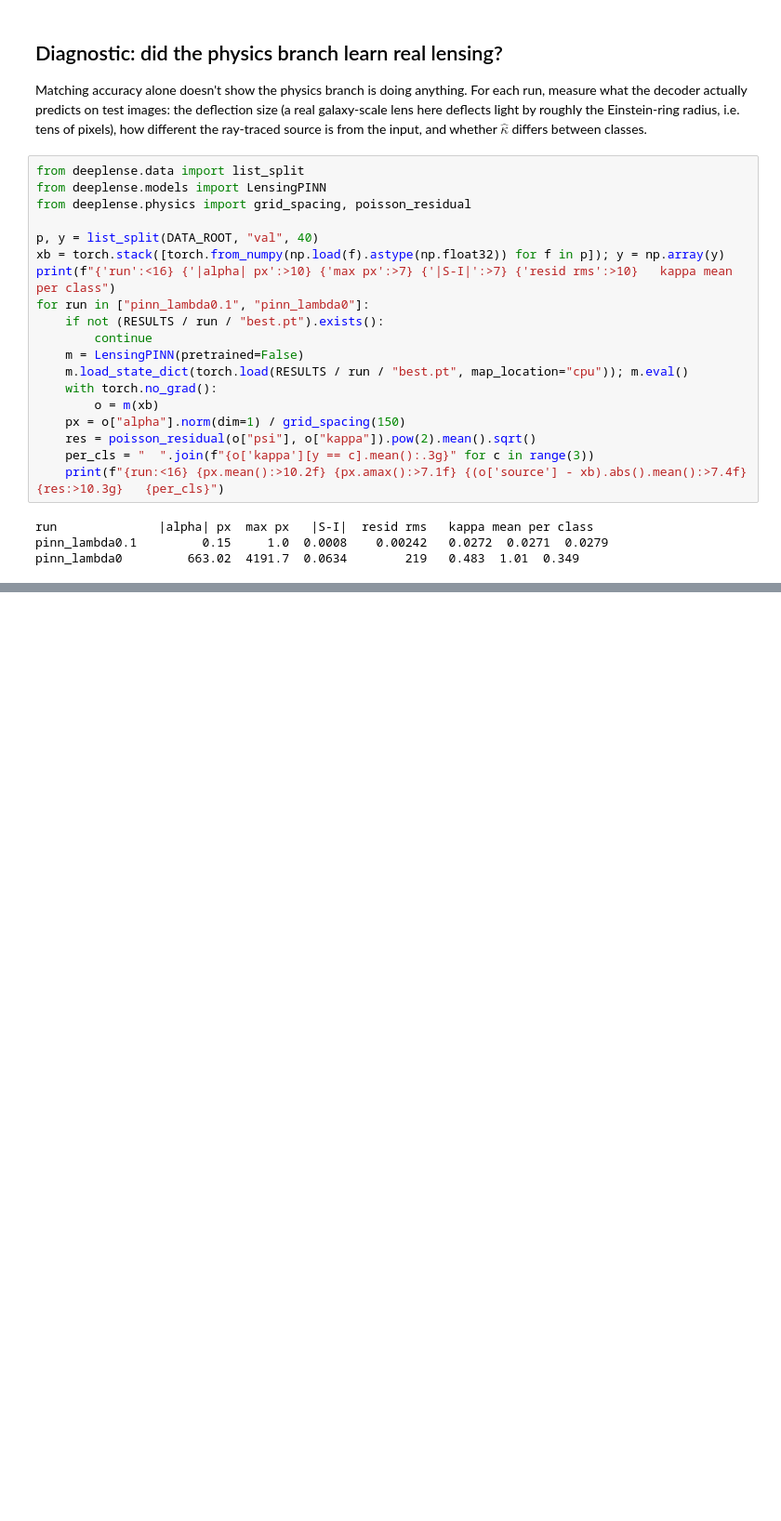
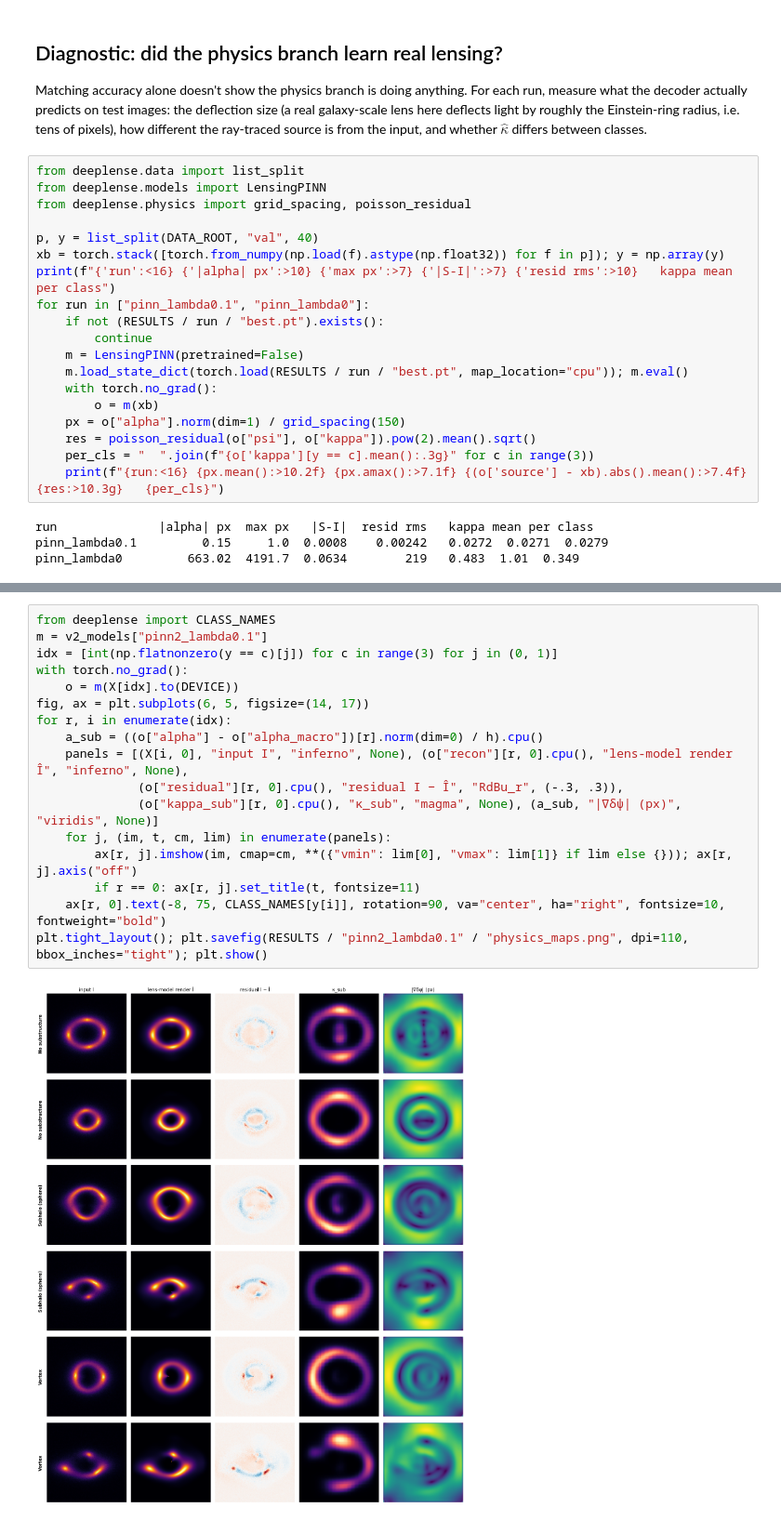
Before and after one commit to AWASTHI-ANANT/DeepLense, a Jupyter notebook: notebooks/03_pinn_poisson.ipynb, the cells around one changed output, grey strips where cells are left out. Shown at 93% size. Cells and saved outputs as stored; diff of their text form; blank space fills up the shorter version.

```diff
--- a/notebooks/03_pinn_poisson.ipynb
+++ b/notebooks/03_pinn_poisson.ipynb
@@ -261,0 +342,19 @@ puts the physics signal where the classes actually differ.
+# %%
+from deeplense import CLASS_NAMES
+m = v2_models["pinn2_lambda0.1"]
+idx = [int(np.flatnonzero(y == c)[j]) for c in range(3) for j in (0, 1)]
+with torch.no_grad():
+    o = m(X[idx].to(DEVICE))
+fig, ax = plt.subplots(6, 5, figsize=(14, 17))
+for r, i in enumerate(idx):
+    a_sub = ((o["alpha"] - o["alpha_macro"])[r].norm(dim=0) / h).cpu()
+    panels = [(X[i, 0], "input I", "inferno", None), (o["recon"][r, 0].cpu(), "lens-model render Î", "inferno", None),
+              (o["residual"][r, 0].cpu(), "residual I − Î", "RdBu_r", (-.3, .3)),
+              (o["kappa_sub"][r, 0].cpu(), "κ_sub", "magma", None), (a_sub, "|∇δψ| (px)", "viridis", None)]
+    for j, (im, t, cm, lim) in enumerate(panels):
+        ax[r, j].imshow(im, cmap=cm, **({"vmin": lim[0], "vmax": lim[1]} if lim else {})); ax[r, j].axis("off")
+        if r == 0: ax[r, j].set_title(t, fontsize=11)
+    ax[r, 0].text(-8, 75, CLASS_NAMES[y[i]], rotation=90, va="center", ha="right", fontsize=10, fontweight="bold")
+plt.tight_layout(); plt.savefig(RESULTS / "pinn2_lambda0.1" / "physics_maps.png", dpi=110, bbox_inches="tight"); plt.show()
+# %% [output]
+[figure, added]
```
Also changed, not shown: parts of 5 cells of this notebook, 10 other files.
